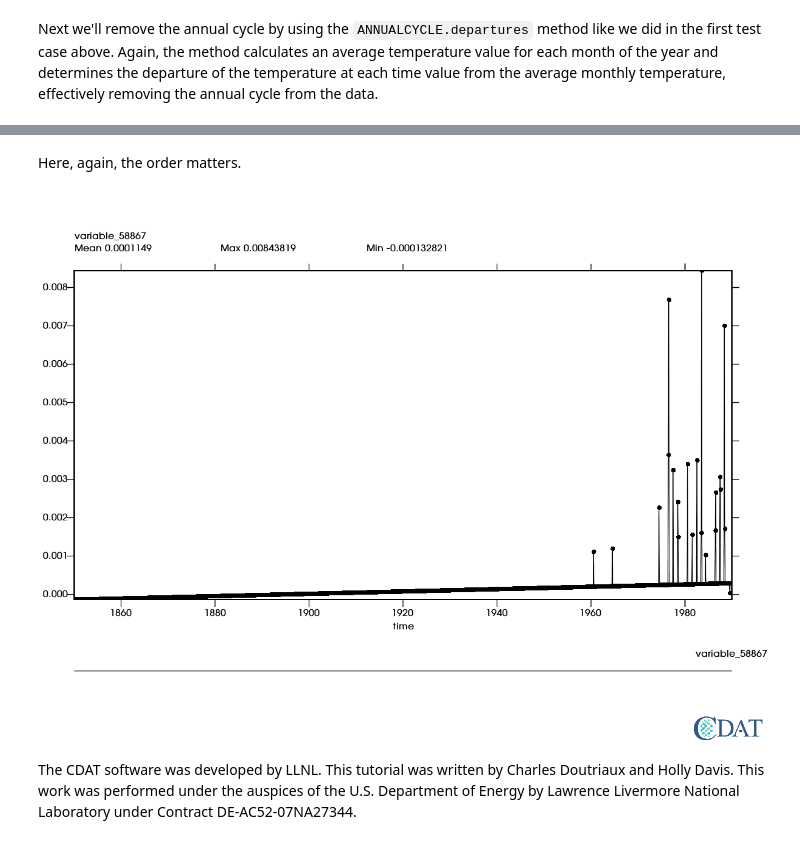
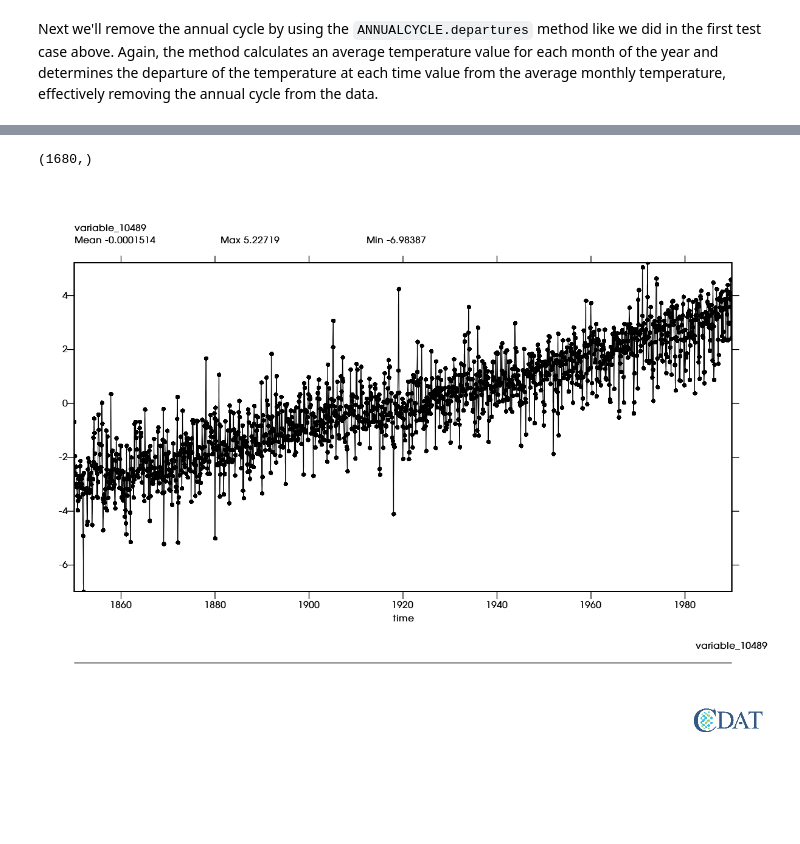
Before and after one commit to CDAT/Jupyter-notebooks, a Jupyter notebook: scientific/Detrend_Data/Detrend_data.ipynb, the cells around one changed output, grey strips where cells are left out. Drawn from its saved outputs; the diff is of its cells as text; code cells hidden in the pictures; blank space fills up the shorter version.

Commit message:
many changes to enhance understanding

```diff
--- a/scientific/Detrend_Data/Detrend_data.ipynb
+++ b/scientific/Detrend_Data/Detrend_data.ipynb
@@ -91,3 +185,3 @@ We'll delete, or mask, all data values that fall in the range between the maximu
 # %%
-data_masked = MV2.masked_greater(data, data.max()-2)
+datamskd = MV2.masked_greater(data, data.max()-2)
 # %% [markdown]
@@ -129,3 +223,3 @@ As we did for the unmasked data above, the next line of code calculates the time
 # %%
-data_masked_ts = genutil.averager(data_masked, axis='xy')
+datamskd_ts = genutil.averager(datamskd, axis='xy')
 # %%
@@ -200,11 +240,10 @@ x.plot(data_departures_ts_detrend)
-# %% [markdown]
-Here, again, the order matters.
-# %%
-data_departures_detrend_ts = genutil.averager(data_departures_detrend, axis='xy')
-
-x.clear()
-x.plot(data_departures_detrend_ts - data_departures_ts_detrend)
-# %% [output]
-[figure, removed]
-# %% [markdown]
-The CDAT software was developed by LLNL. This tutorial was written by Charles Doutriaux and Holly Davis. This work was performed under the auspices of the U.S. Department of Energy by Lawrence Livermore National Laboratory under Contract DE-AC52-07NA27344.
+# %%
+datamskd_ts_departures = cdutil.times.ANNUALCYCLE.departures(datamskd_ts)
+datamskd_ts_departures.shape
+# %% [output]
+(1680,)
+# %%
+x.clear()
+x.plot(datamskd_ts_departures)
+# %% [output]
+[figure, added]
```
Also changed, not shown: parts of 86 cells of this notebook, 1 other file.
